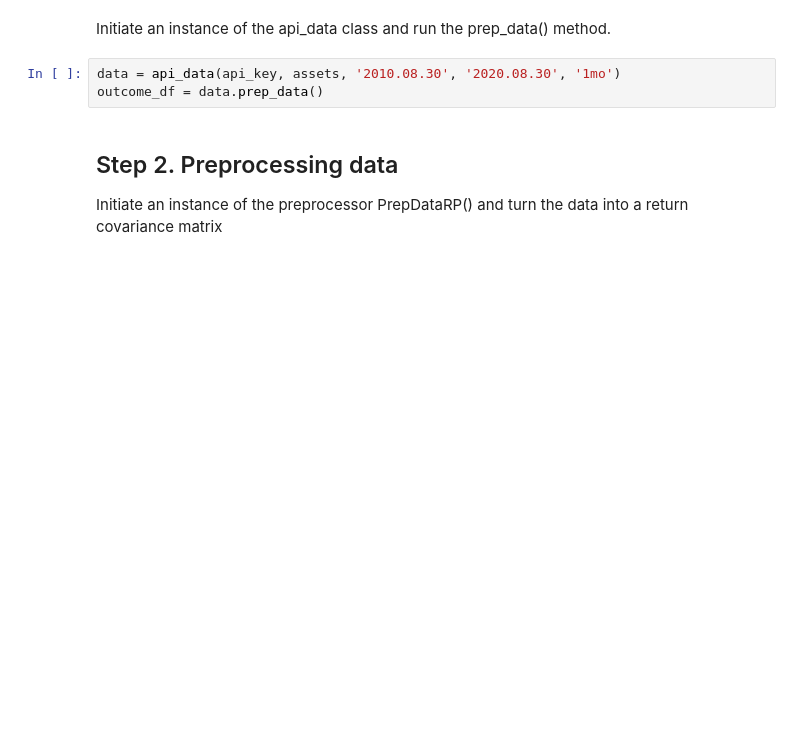
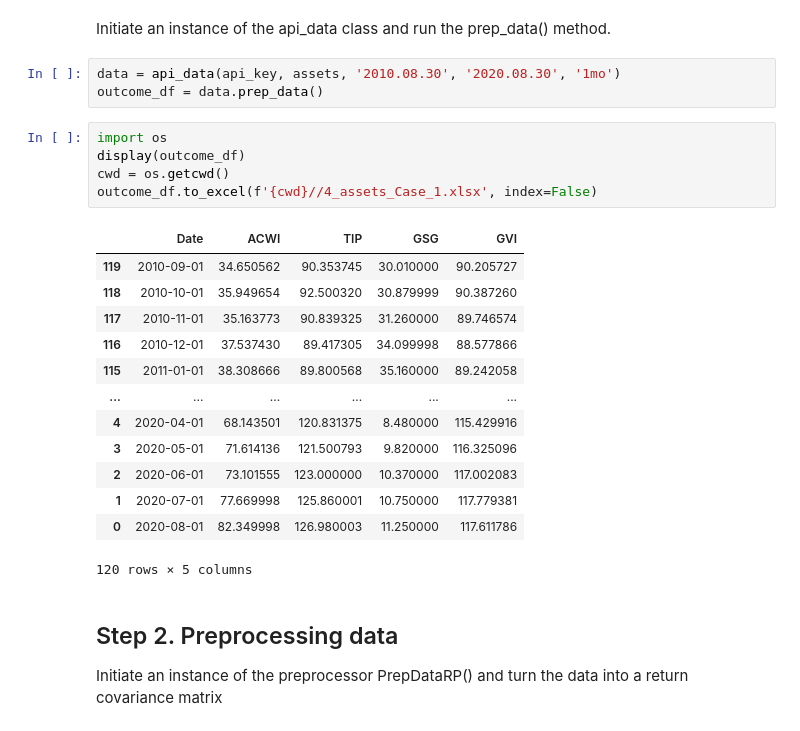
Before and after one commit to viethungha0610/Risk-Parity, a Jupyter notebook: Illustrative case study.ipynb, the cells around one changed output. Saved outputs shown, nothing was run; the diff lists cells and outputs as text; blank space fills up the shorter version.

```diff
--- a/Illustrative case study.ipynb
+++ b/Illustrative case study.ipynb
@@ -42,6 +42,25 @@ Initiate an instance of the api_data class and run the prep_data() method.
 # %%
 data = api_data(api_key, assets, '2010.08.30', '2020.08.30', '1mo')
 outcome_df = data.prep_data()
+# %%
+import os
+display(outcome_df)
+cwd = os.getcwd()
+outcome_df.to_excel(f'{cwd}//4_assets_Case_1.xlsx', index=False)
+# %% [output]
+|  | Date | ACWI | TIP | GSG | GVI |
+| 119 | 2010-09-01 | 34.650562 | 90.353745 | 30.010000 | 90.205727 |
+| 118 | 2010-10-01 | 35.949654 | 92.500320 | 30.879999 | 90.387260 |
+| 117 | 2010-11-01 | 35.163773 | 90.839325 | 31.260000 | 89.746574 |
+| 116 | 2010-12-01 | 37.537430 | 89.417305 | 34.099998 | 88.577866 |
+| 115 | 2011-01-01 | 38.308666 | 89.800568 | 35.160000 | 89.242058 |
+| ... | ... | ... | ... | ... | ... |
+| 4 | 2020-04-01 | 68.143501 | 120.831375 | 8.480000 | 115.429916 |
+| 3 | 2020-05-01 | 71.614136 | 121.500793 | 9.820000 | 116.325096 |
+| 2 | 2020-06-01 | 73.101555 | 123.000000 | 10.370000 | 117.002083 |
+| 1 | 2020-07-01 | 77.669998 | 125.860001 | 10.750000 | 117.779381 |
+| 0 | 2020-08-01 | 82.349998 | 126.980003 | 11.250000 | 117.611786 |
+120 rows × 5 columns
 # %% [markdown]
 ## Step 2. Preprocessing data
 Initiate an instance of the preprocessor PrepDataRP() and turn the data into a return covariance matrix
```
Also changed, not shown: parts of 4 cells of this notebook, 4 other files.
